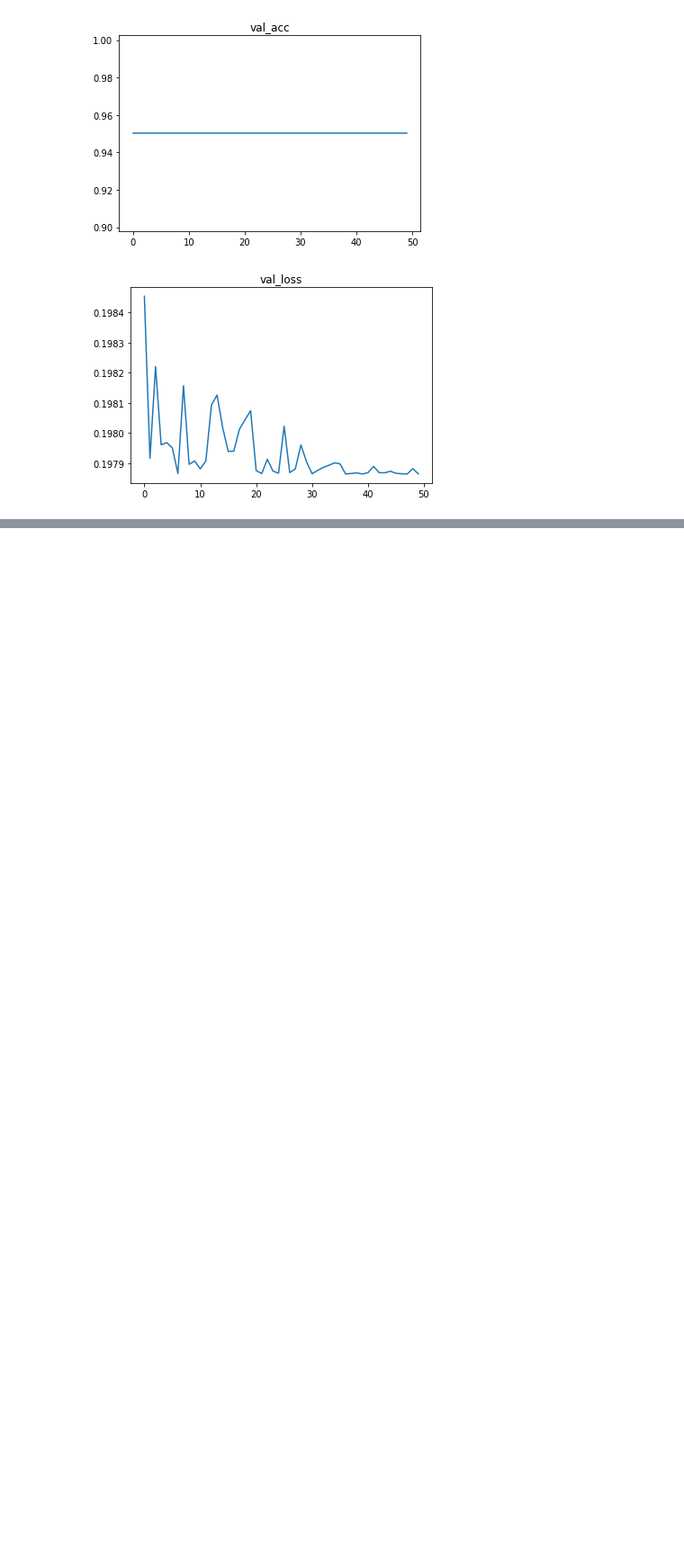
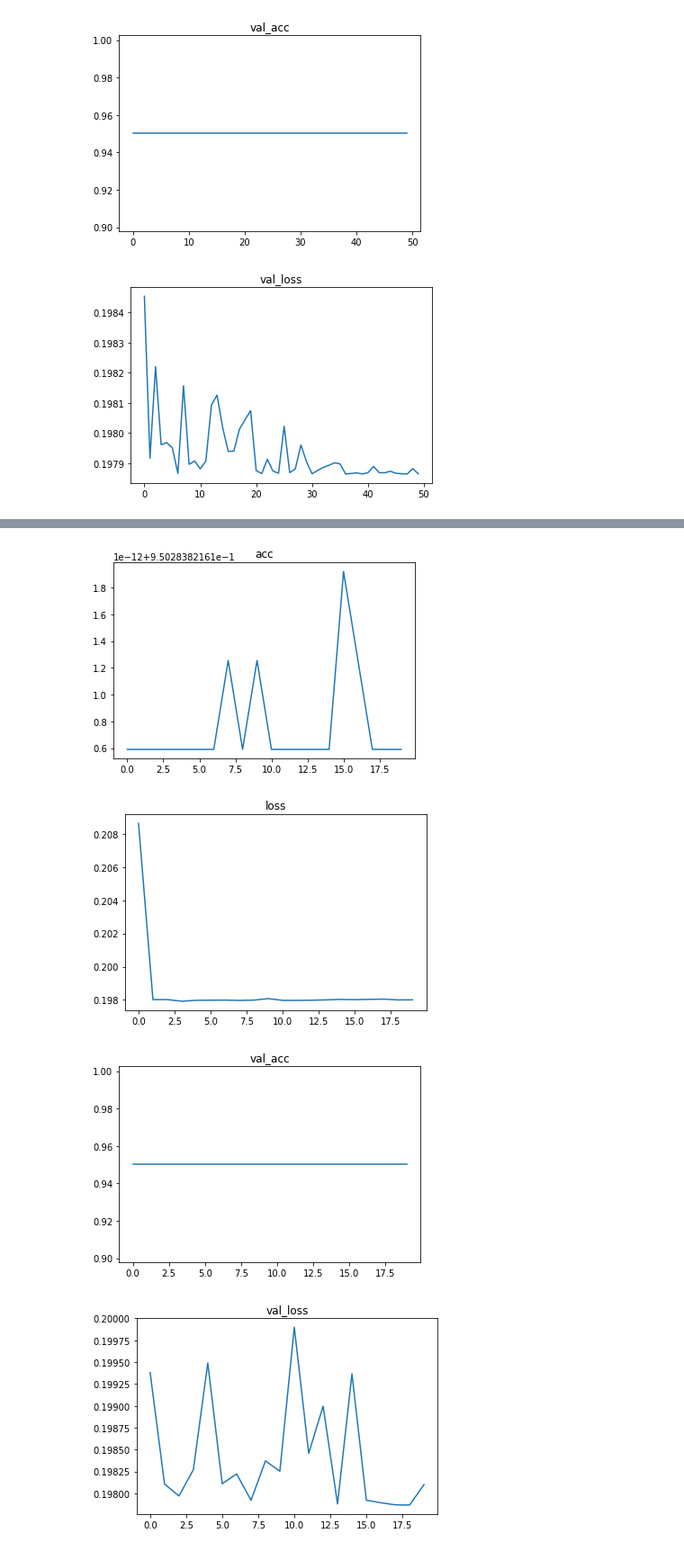
Before and after one commit to bataju44/DL_Classification, a Jupyter notebook: one_lep/onelepnnanalysisfewvar.ipynb, the cells around one changed output, grey strips where cells are left out. Shown at 90% size. Saved outputs shown, nothing was run; the diff lists cells and outputs as text; code cells hidden in the pictures; blank space fills up the shorter version.

```diff
--- a/one_lep/onelepnnanalysisfewvar.ipynb
+++ b/one_lep/onelepnnanalysisfewvar.ipynb
@@ -248,3 +250,15 @@ for u in history.history:
 [figure]
 [figure]
 [figure]
+# %%
+from keras.models import Sequential
+from keras.layers import Input, Dense, Activation, Dropout
+
+
+model1 = Sequential()
+model1.add(Dense(4, input_dim=x_train.shape[1], kernel_initializer="random_uniform", activation='tanh'))
+model1.add(Dense(32, kernel_initializer="random_uniform", activation='relu'))
+model1.add(Dense(1,kernel_initializer="random_uniform", activation='sigmoid'))
+# %%
+model1.compile(loss='binary_crossentropy', optimizer='adam', metrics=['accuracy'])
+model1.summary()
@@ -250,0 +279,2 @@ for u in history.history:
+# %%
+history1 = model1.fit(x_train.values,y_train.values,validation_data=(x_test.values,y_test.values), epochs=20, batch_size=32)
@@ -250,0 +299,11 @@ for u in history.history:
+# %%
+for u in history1.history:
+    plt.figure()
+    plt.plot(history1.history[u])
+    plt.title(u)
+    plt.show()
+# %% [output]
+[figure, added]
+[figure, added]
+[figure, added]
+[figure, added]
```
Also changed, not shown: parts of 10 cells of this notebook, 2 other files.
